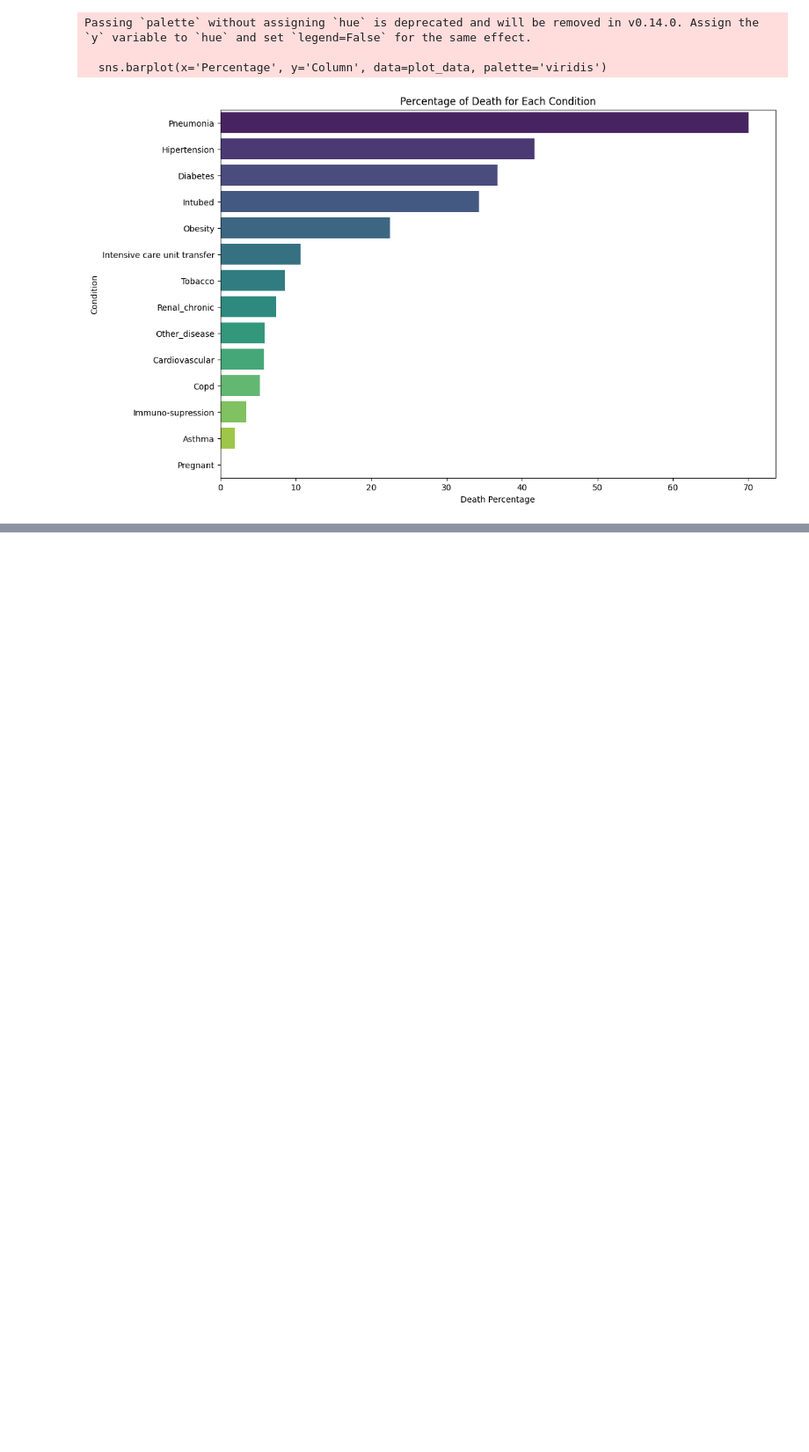
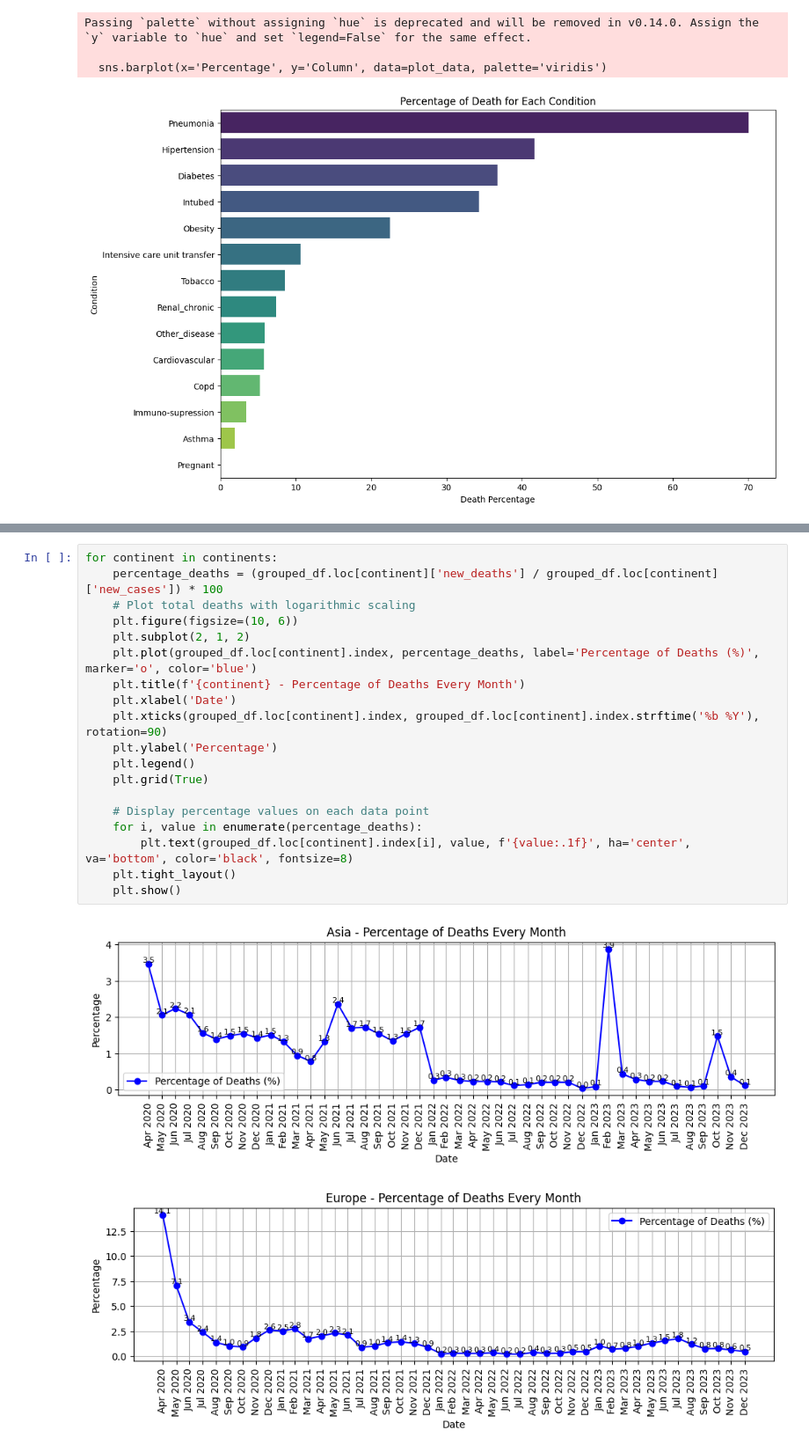
Before and after one commit to morkou/Healthcare, a Jupyter notebook: Analysis/covid_datasets_analysis.ipynb, the cells around one changed output, grey strips where cells are left out. Shown at 88% size. Saved outputs shown, nothing was run; the diff lists cells and outputs as text; blank space fills up the shorter version.

```diff
--- a/Analysis/covid_datasets_analysis.ipynb
+++ b/Analysis/covid_datasets_analysis.ipynb
@@ -119,0 +178,22 @@ Passing `palette` without assigning `hue` is deprecated and will be removed in v
+# %%
+for continent in continents:
+    percentage_deaths = (grouped_df.loc[continent]['new_deaths'] / grouped_df.loc[continent]['new_cases']) * 100
+    # Plot total deaths with logarithmic scaling
+    plt.figure(figsize=(10, 6))
+    plt.subplot(2, 1, 2)
+    plt.plot(grouped_df.loc[continent].index, percentage_deaths, label='Percentage of Deaths (%)', marker='o', color='blue')
+    plt.title(f'{continent} - Percentage of Deaths Every Month')
+    plt.xlabel('Date')
+    plt.xticks(grouped_df.loc[continent].index, grouped_df.loc[continent].index.strftime('%b %Y'), rotation=90)
+    plt.ylabel('Percentage')
+    plt.legend()
+    plt.grid(True)
+
+    # Display percentage values on each data point
+    for i, value in enumerate(percentage_deaths):
+        plt.text(grouped_df.loc[continent].index[i], value, f'{value:.1f}', ha='center', va='bottom', color='black', fontsize=8)
+    plt.tight_layout()
+    plt.show()
+# %% [output]
+[figure, added]
+[figure, added]
```
Also changed, not shown: parts of 5 cells of this notebook, 1 other file.
